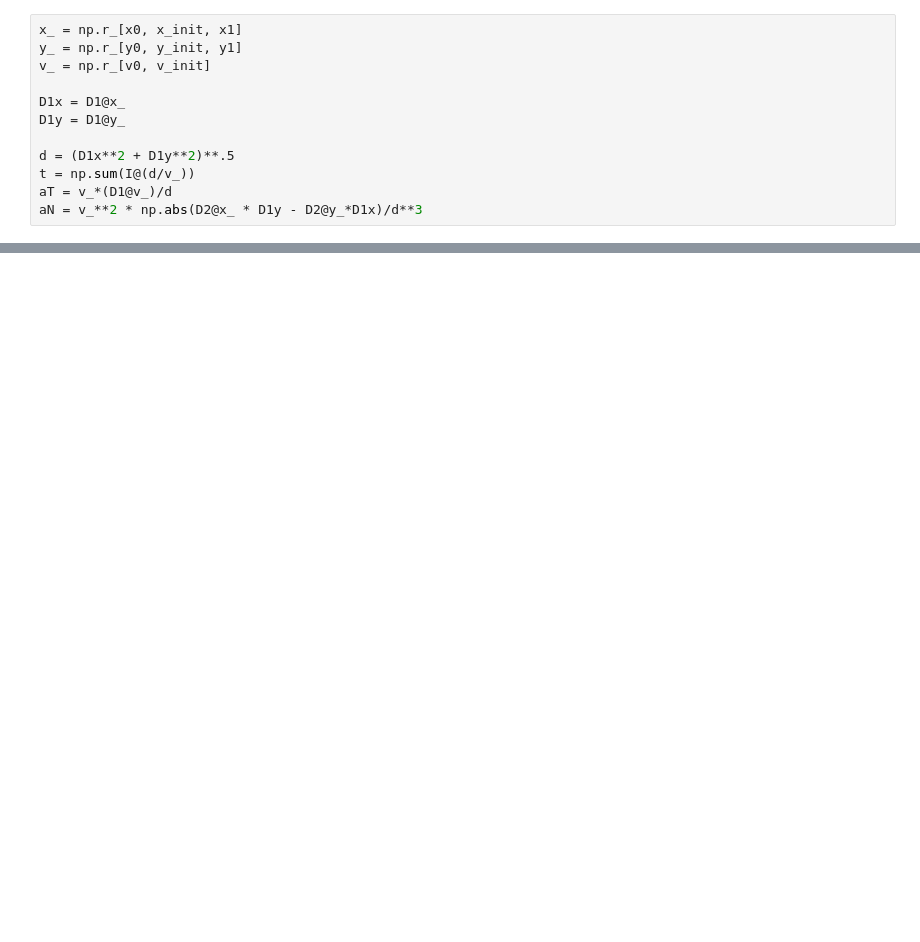
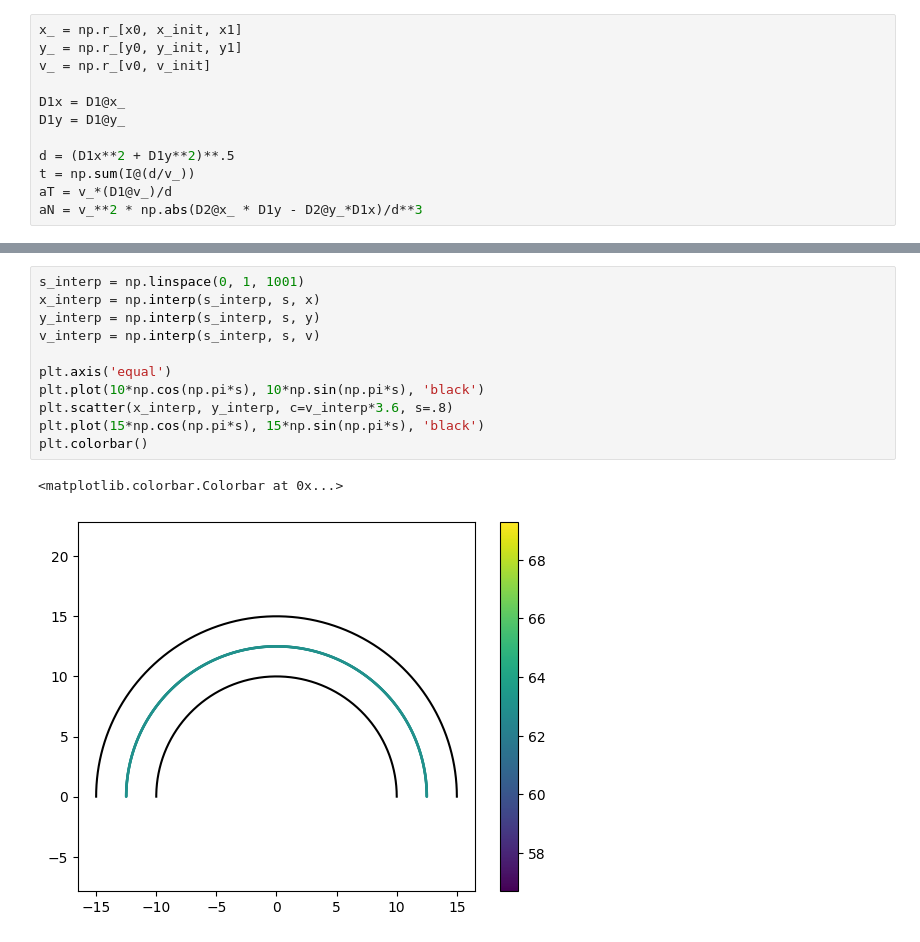
Before and after one commit to il1yasvie1/racing-line-optimization, a Jupyter notebook: test_FDM_jac.ipynb, the cells around one changed output, grey strips where cells are left out. Saved outputs shown, nothing was run; the diff lists cells and outputs as text; blank space fills up the shorter version.

```diff
--- a/test_FDM_jac.ipynb
+++ b/test_FDM_jac.ipynb
@@ -88,0 +123,14 @@ ValueError: operands could not be broadcast together with shapes (100,) (101,) (
+# %%
+s_interp = np.linspace(0, 1, 1001)
+x_interp = np.interp(s_interp, s, x)
+y_interp = np.interp(s_interp, s, y)
+v_interp = np.interp(s_interp, s, v)
+
+plt.axis('equal')
+plt.plot(10*np.cos(np.pi*s), 10*np.sin(np.pi*s), 'black')
+plt.scatter(x_interp, y_interp, c=v_interp*3.6, s=.8)
+plt.plot(15*np.cos(np.pi*s), 15*np.sin(np.pi*s), 'black')
+plt.colorbar()
+# %% [output]
+<matplotlib.colorbar.Colorbar at 0x...>
+[figure, added]
```
Also changed, not shown: parts of 10 cells of this notebook, 1 other file.
